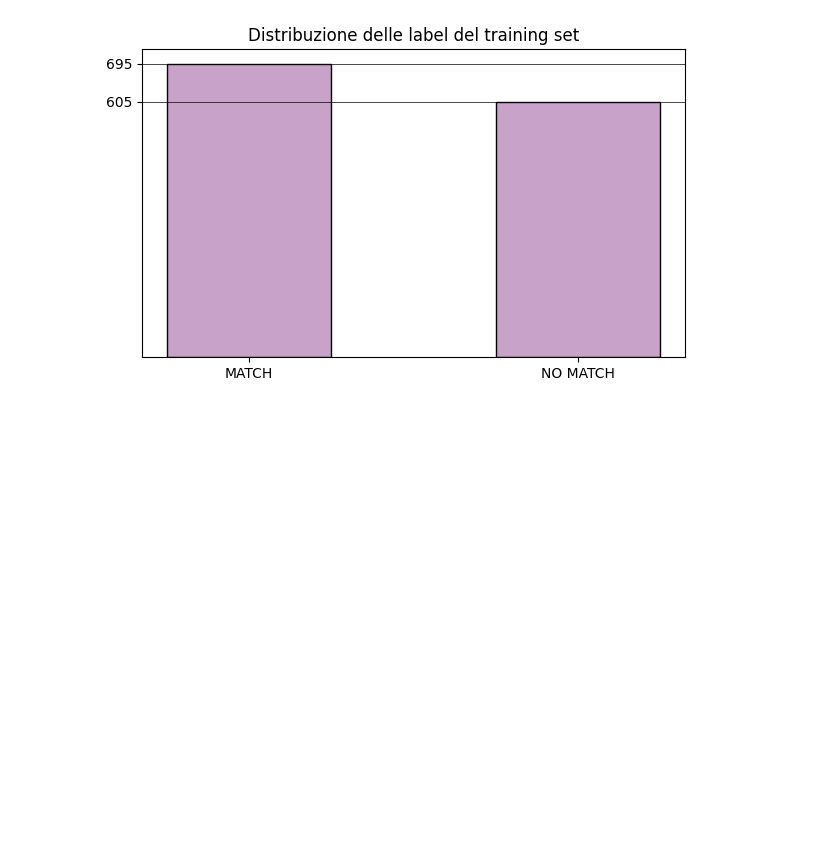
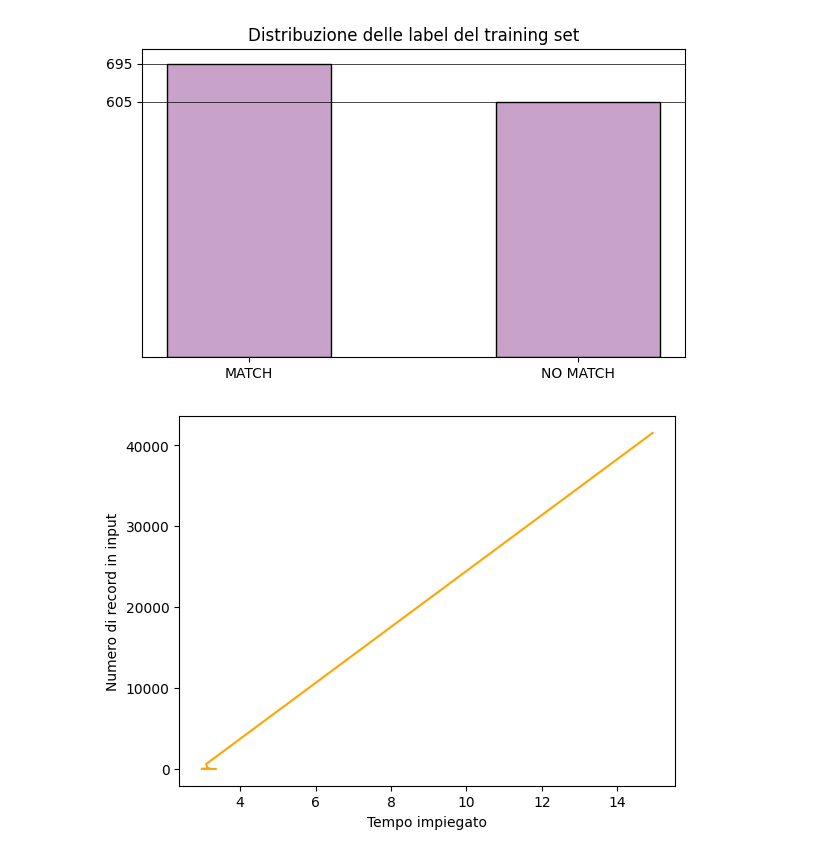
Before and after one commit to Data-Integration-Lilla-team/hw-8-Data_integration, a Jupyter notebook: Project/Record linkage/Model and Dataset Creation - Evaluation/evaluate-dataset.ipynb, the cells around one changed output. Cells and saved outputs as stored; diff of their text form; code cells hidden in the pictures; blank space fills up the shorter version.

```diff
--- a/Project/Record linkage/Model and Dataset Creation - Evaluation/evaluate-dataset.ipynb
+++ b/Project/Record linkage/Model and Dataset Creation - Evaluation/evaluate-dataset.ipynb
@@ -70,3 +70,15 @@ title = 'Distribuzione delle label del training set'
 bar_plot(keys, values, title)
 # %% [output]
 [figure]
+# %%
+x = [2, 4, 8, 16, 32, 607, 41511]
+y = [3.353, 3.283, 2.980, 3.206, 3.138, 3.099, 14.935]
+# %%
+plt.plot(y, x, color = 'orange')
+#plt.title('T')
+plt.ylabel('Numero di record in input')
+plt.xlabel('Tempo impiegato')
+
+plt.show()
+# %% [output]
+[figure, added]
```
Also changed, not shown: 3 other files.
